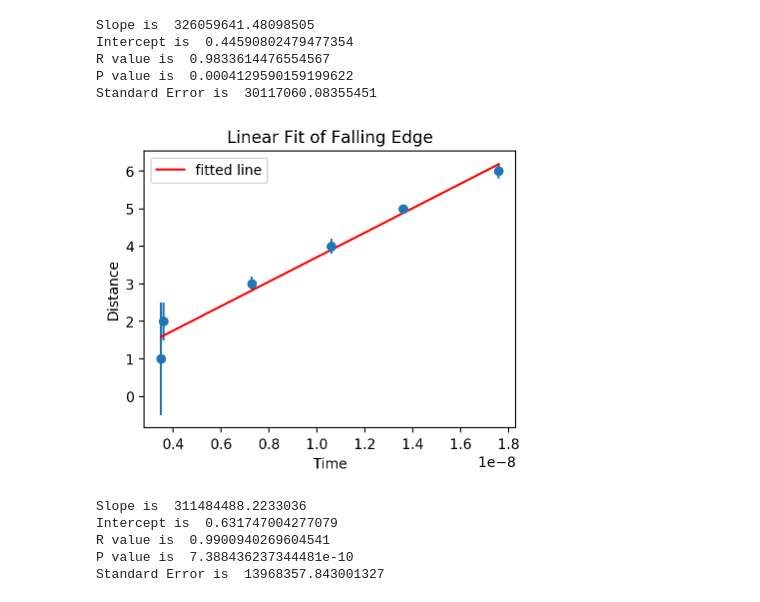
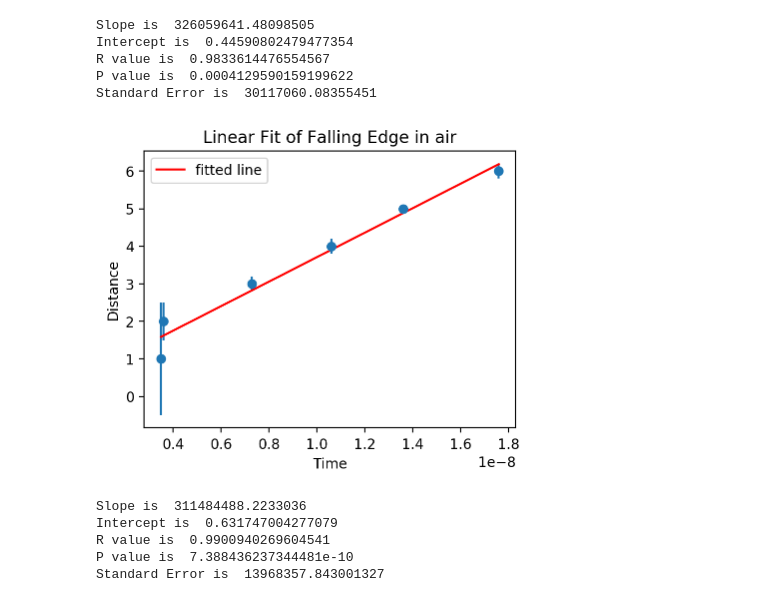
Before and after one commit to omarlozano101/Lab-3-new, a Jupyter notebook: Untitled 3.ipynb, the cells around one changed output. Cells and saved outputs as stored; diff of their text form; code cells hidden in the pictures.

```diff
--- a/Untitled 3.ipynb
+++ b/Untitled 3.ipynb
@@ -2,35 +2,35 @@
 import numpy as np
 
 # curve-fit() function imported from scipy
 from scipy.optimize import curve_fit
 from matplotlib import pyplot as plt
 from scipy import stats
 
 
 y = [1,2,3,4,5,6] # Meters
 x = [3.5E-9, 3.6E-9, 7.3E-9, 10.6E-9, 13.6E-9, 17.6E-9] #rising edges
 
 slope, intercept, r_value, p_value, std_err = stats.linregress(x,y)
 print("Slope is ", slope)
 print("Intercept is ", intercept)
 print("R value is ", r_value)
 print("P value is ", p_value)
 print("Standard Error is ", std_err)
 #plt.plot(x,y,  'o', label='original data')
 plt.plot(x, [intercept + slope * n for n in x], 'r', label='fitted line')
 plt.errorbar(x,y,yerr=[1.5, 0.5, 0.2, 0.2,0.1,0.2], fmt = 'o')
-plt.title("Linear Fit of Falling Edge")
+plt.title("Linear Fit of Falling Edge in air")
 plt.ylabel("Distance")
 plt.xlabel("Time")
 plt.legend()
 plt.show()
 # %% [output]
 Slope is  326059641.48098505
 Intercept is  0.44590802479477354
 R value is  0.9833614476554567
 P value is  0.0004129590159199622
 Standard Error is  30117060.08355451
-[figure, old version]
+[figure, new version]
 # %%
 import numpy as np
 
```
Also changed, not shown: parts of 10 cells of this notebook.
